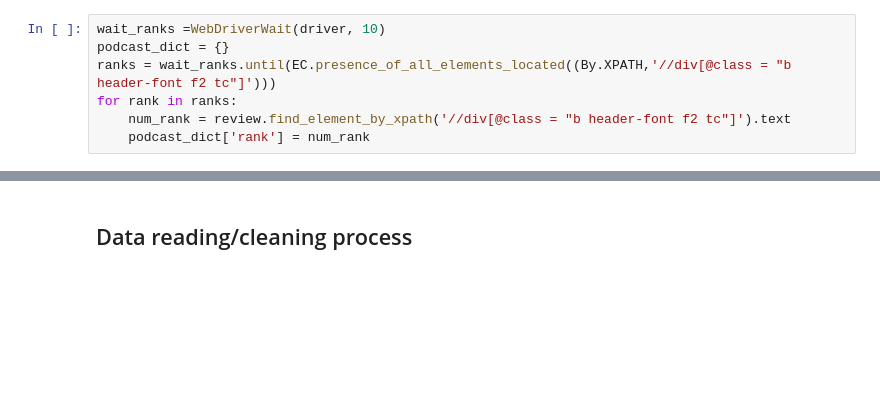
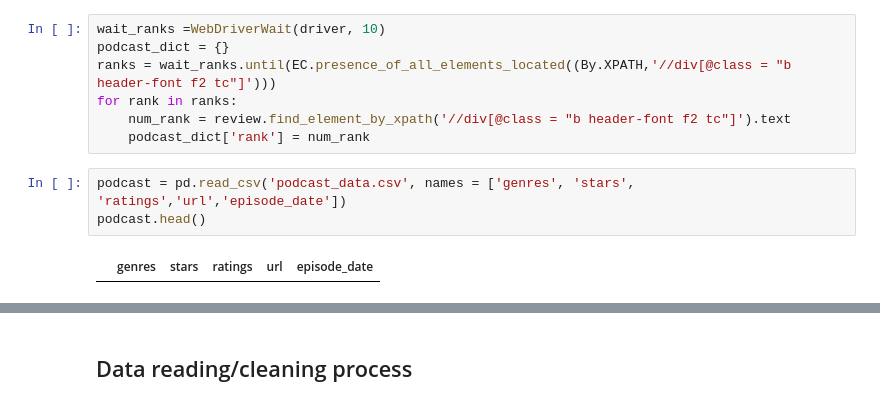
Before and after one commit to pizacd/podcast_scraping_project, a Jupyter notebook: podcast_scraper.ipynb, the cells around one changed output, grey strips where cells are left out. Drawn from its saved outputs; the diff is of its cells as text; blank space fills up the shorter version.

```diff
--- a/podcast_scraper.ipynb
+++ b/podcast_scraper.ipynb
@@ -154,3 +186,8 @@ ranks = wait_ranks.until(EC.presence_of_all_elements_located((By.XPATH,'//div[@c
 for rank in ranks:
     num_rank = review.find_element_by_xpath('//div[@class = "b header-font f2 tc"]').text
     podcast_dict['rank'] = num_rank
+# %%
+podcast = pd.read_csv('podcast_data.csv', names = ['genres', 'stars', 'ratings','url','episode_date'])
+podcast.head()
+# %% [output]
+|  | genres | stars | ratings | url | episode_date |
```
Also changed, not shown: parts of 19 cells of this notebook.
